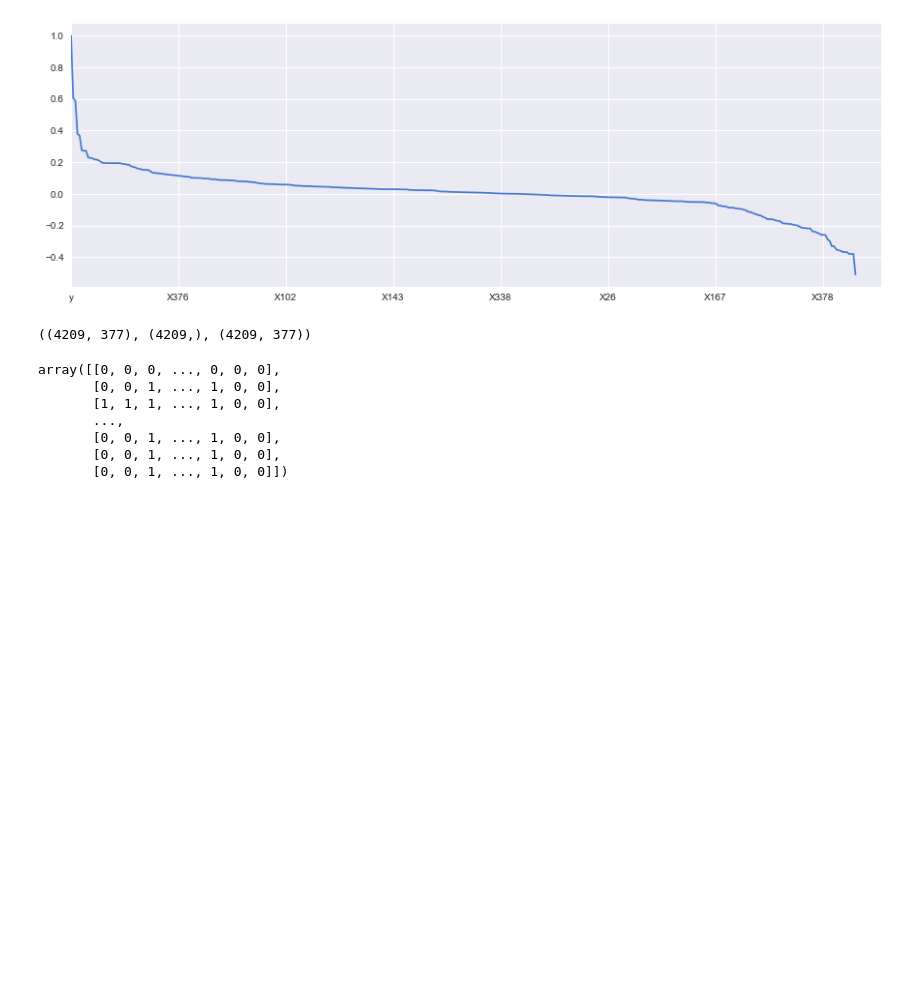
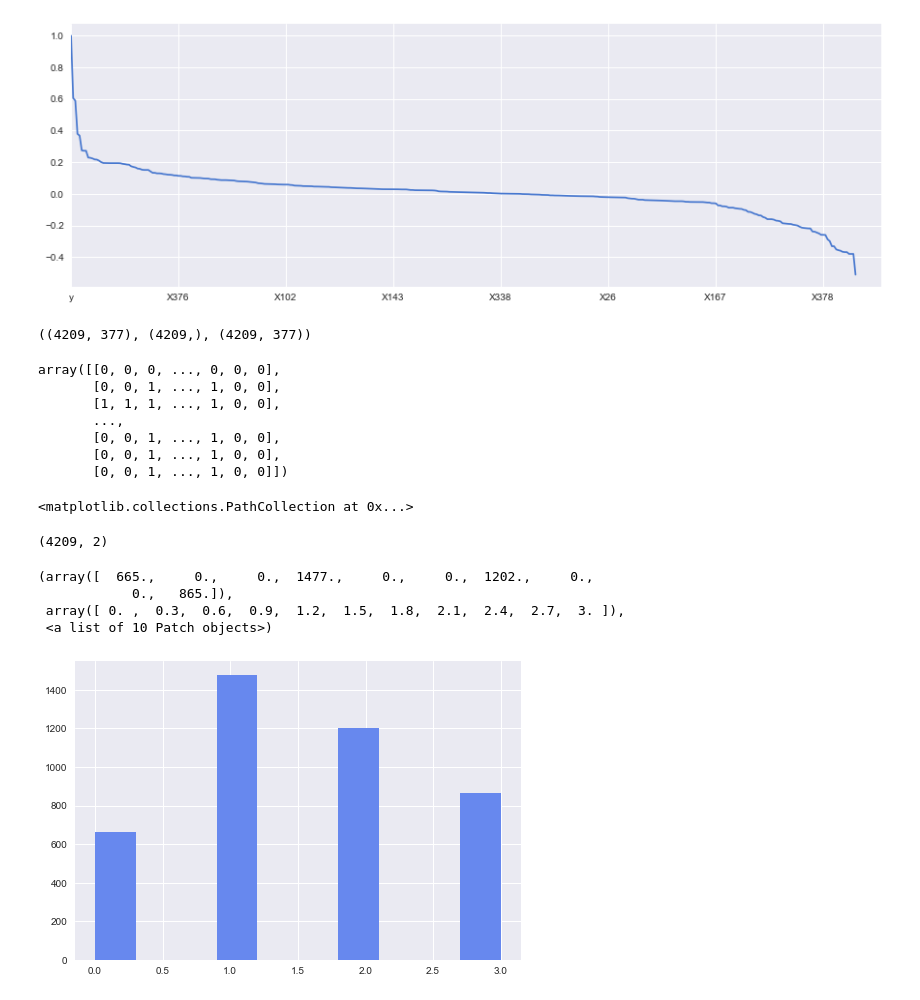
Before and after one commit to dariodata/mercedes-manufacturing, a Jupyter notebook: descriptive-analysis.ipynb, the cells around one changed output. Drawn from its saved outputs; the diff is of its cells as text; code cells hidden in the pictures; blank space fills up the shorter version.

```diff
--- a/descriptive-analysis.ipynb
+++ b/descriptive-analysis.ipynb
@@ -4,12 +4,13 @@ import numpy as np
 import pandas as pd
 % matplotlib inline
 import seaborn as sns
-sns.set_palette('muted')
+sns.set_palette('coolwarm')
 import time
 import os
 
-import xgboost as xgb
+#import xgboost as xgb
 from sklearn.feature_selection import SelectPercentile, f_regression
+from sklearn.cluster import KMeans
 from sklearn.model_selection import KFold
 from sklearn.model_selection import cross_val_score
 from sklearn.pipeline import make_pipeline
@@ -73,0 +83,21 @@ array([[0, 0, 0, ..., 0, 0, 0],
+# %%
+# Create a colormap
+colormap = np.array(['red', 'lime', 'black','yellow'])
+plt.scatter(pca2_results_train[:,0],pca2_results_train[:,1], c=colormap[clusters.labels_])
+# %% [output]
+<matplotlib.collections.PathCollection at 0x...>
+# %%
+pca2_results_train.shape
+# %% [output]
+(4209, 2)
+# %%
+kmeans = KMeans(n_clusters=4)
+clusters = kmeans.fit(train[['X0','y','X1','X2']])
+# %%
+plt.hist(clusters.labels_)
+# %% [output]
+(array([  665.,     0.,     0.,  1477.,     0.,     0.,  1202.,     0.,
+            0.,   865.]),
+ array([ 0. ,  0.3,  0.6,  0.9,  1.2,  1.5,  1.8,  2.1,  2.4,  2.7,  3. ]),
+ <a list of 10 Patch objects>)
+[figure, added]
```
Also changed, not shown: parts of 4 cells of this notebook, 1 other file.
